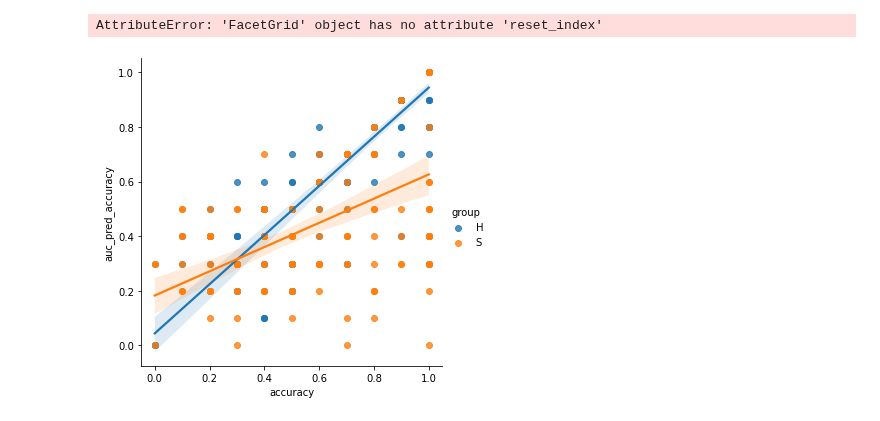
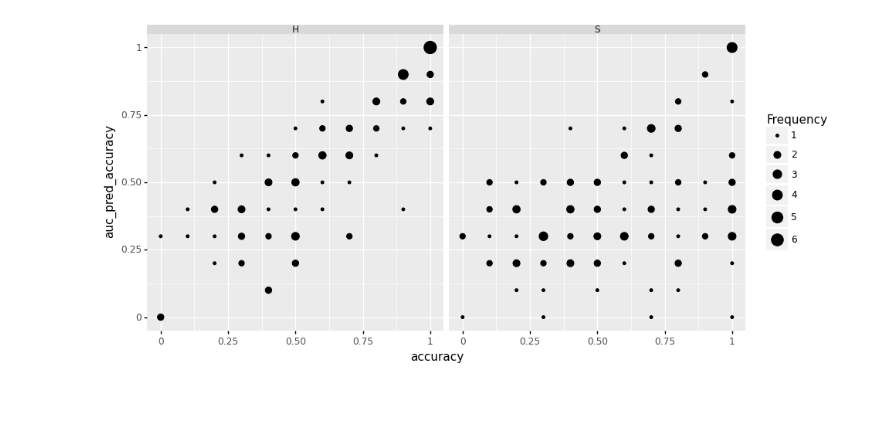
Before and after one commit to acercyc/Keio-Testing_analysis, a Jupyter notebook: src/ana_three_dot_prediction_corr.ipynb, the cells around one changed output. Cells and saved outputs as stored; diff of their text form; code cells hidden in the pictures.

```diff
--- a/src/ana_three_dot_prediction_corr.ipynb
+++ b/src/ana_three_dot_prediction_corr.ipynb
@@ -36,6 +38,0 @@ from plotnine import ggplot, geom_point, aes, stat_smooth, facet_wrap
-# %%
-sns.lmplot(data=df_, x='accuracy', y='auc_pred_accuracy', hue='group', aspect=1).reset_index()
-# plt.axis('equal')
-# %% [output]
-AttributeError: 'FacetGrid' object has no attribute 'reset_index'
-[figure, removed]
@@ -41,0 +42,13 @@ AttributeError: 'FacetGrid' object has no attribute 'reset_index'
+# %%
+from plotnine import ggplot, geom_point, aes, stat_smooth, facet_wrap, facet_grid, theme
+g = (
+    ggplot(df_count, aes(x='accuracy', y='auc_pred_accuracy'))
+    + facet_wrap('group')
+    + geom_point(aes(size='Frequency'))
+    + theme(aspect_ratio=1, figure_size=(10, 8))
+)
+print(g)
+fn = utils.Save.savepath('ana_three_dot_prediction_corr', 'correlation.svg')
+g.save(fn)
+# %% [output]
+[figure, added]
```
Also changed, not shown: parts of 11 cells of this notebook, 2 other files.
